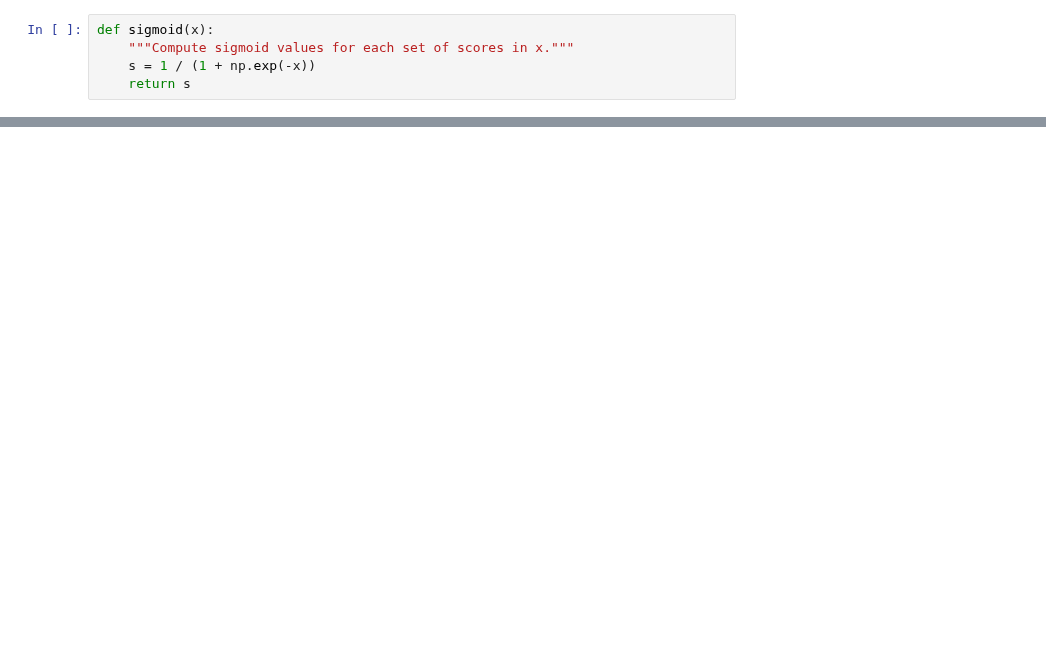
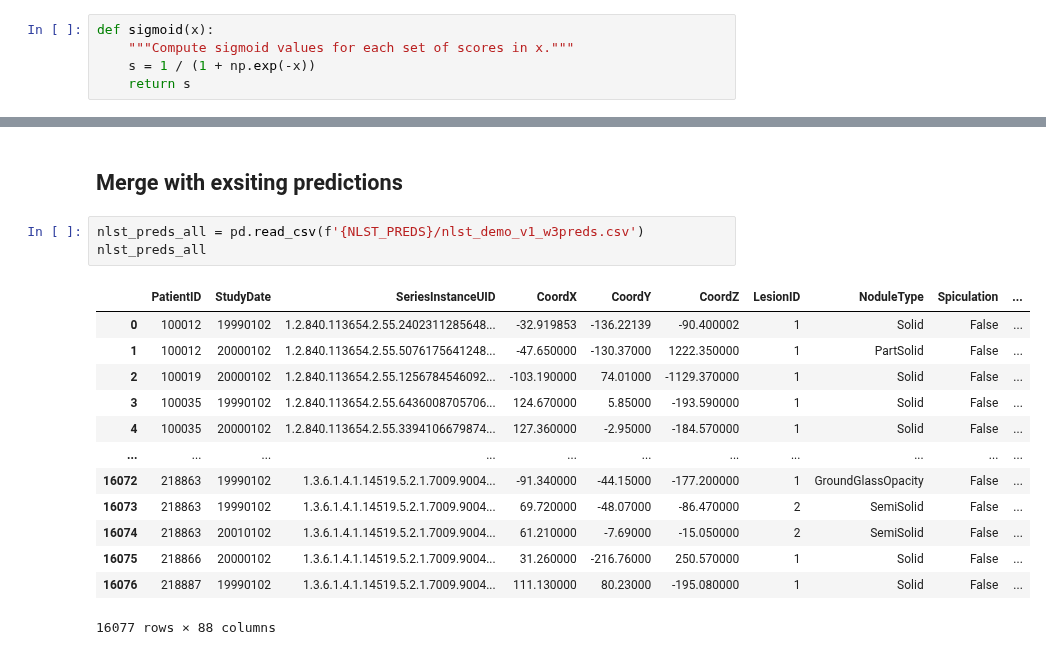
Before and after one commit to DIAGNijmegen/bodyct-lung-malignancy-fairness, a Jupyter notebook: nlst/nlst_thijmen.ipynb, the cells around one changed output, grey strips where cells are left out. Saved outputs shown, nothing was run; the diff lists cells and outputs as text; blank space fills up the shorter version.

```diff
--- a/nlst/nlst_thijmen.ipynb
+++ b/nlst/nlst_thijmen.ipynb
@@ -216,0 +157,19 @@ print("total length:", total_len)
+# %% [markdown]
+## Merge with exsiting predictions
+# %%
+nlst_preds_all = pd.read_csv(f'{NLST_PREDS}/nlst_demo_v1_w3preds.csv')
+nlst_preds_all
+# %% [output]
+|  | PatientID | StudyDate | SeriesInstanceUID | CoordX | CoordY | CoordZ | LesionID | NoduleType | Spiculation | ... |
+| 0 | 100012 | 19990102 | 1.2.840.113654.2.55.2402311285648... | -32.919853 | -136.22139 | -90.400002 | 1 | Solid | False | ... |
+| 1 | 100012 | 20000102 | 1.2.840.113654.2.55.5076175641248... | -47.650000 | -130.37000 | 1222.350000 | 1 | PartSolid | False | ... |
+| 2 | 100019 | 20000102 | 1.2.840.113654.2.55.1256784546092... | -103.190000 | 74.01000 | -1129.370000 | 1 | Solid | False | ... |
+| 3 | 100035 | 19990102 | 1.2.840.113654.2.55.6436008705706... | 124.670000 | 5.85000 | -193.590000 | 1 | Solid | False | ... |
+| 4 | 100035 | 20000102 | 1.2.840.113654.2.55.3394106679874... | 127.360000 | -2.95000 | -184.570000 | 1 | Solid | False | ... |
+| ... | ... | ... | ... | ... | ... | ... | ... | ... | ... | ... |
+| 16072 | 218863 | 19990102 | 1.3.6.1.4.1.14519.5.2.1.7009.9004... | -91.340000 | -44.15000 | -177.200000 | 1 | GroundGlassOpacity | False | ... |
+| 16073 | 218863 | 19990102 | 1.3.6.1.4.1.14519.5.2.1.7009.9004... | 69.720000 | -48.07000 | -86.470000 | 2 | SemiSolid | False | ... |
+| 16074 | 218863 | 20010102 | 1.3.6.1.4.1.14519.5.2.1.7009.9004... | 61.210000 | -7.69000 | -15.050000 | 2 | SemiSolid | False | ... |
+| 16075 | 218866 | 20000102 | 1.3.6.1.4.1.14519.5.2.1.7009.9004... | 31.260000 | -216.76000 | 250.570000 | 1 | Solid | False | ... |
+| 16076 | 218887 | 19990102 | 1.3.6.1.4.1.14519.5.2.1.7009.9004... | 111.130000 | 80.23000 | -195.080000 | 1 | Solid | False | ... |
+16077 rows × 88 columns
```
Also changed, not shown: parts of 14 cells of this notebook, 4 other files.
